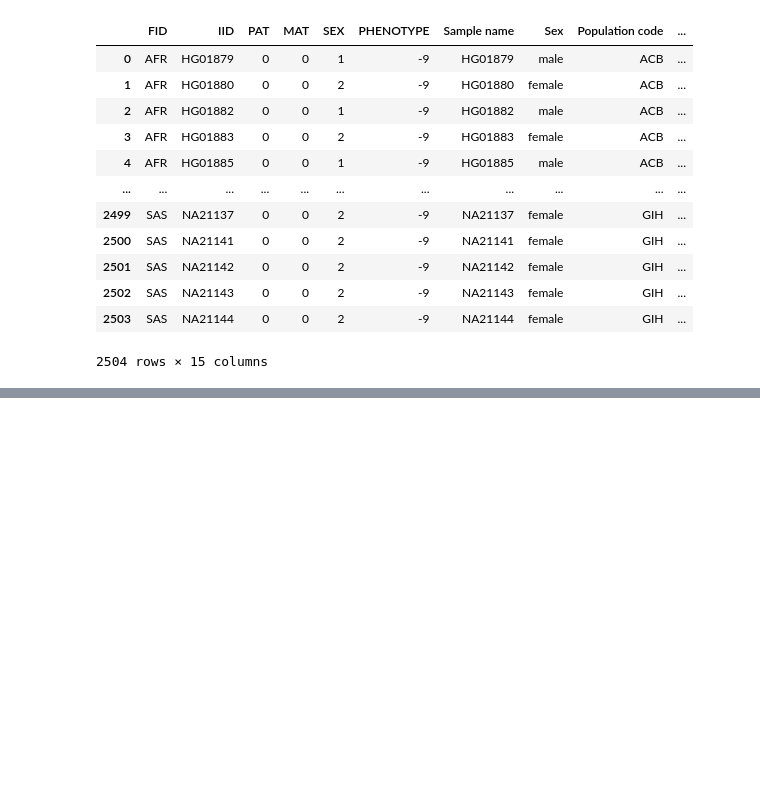
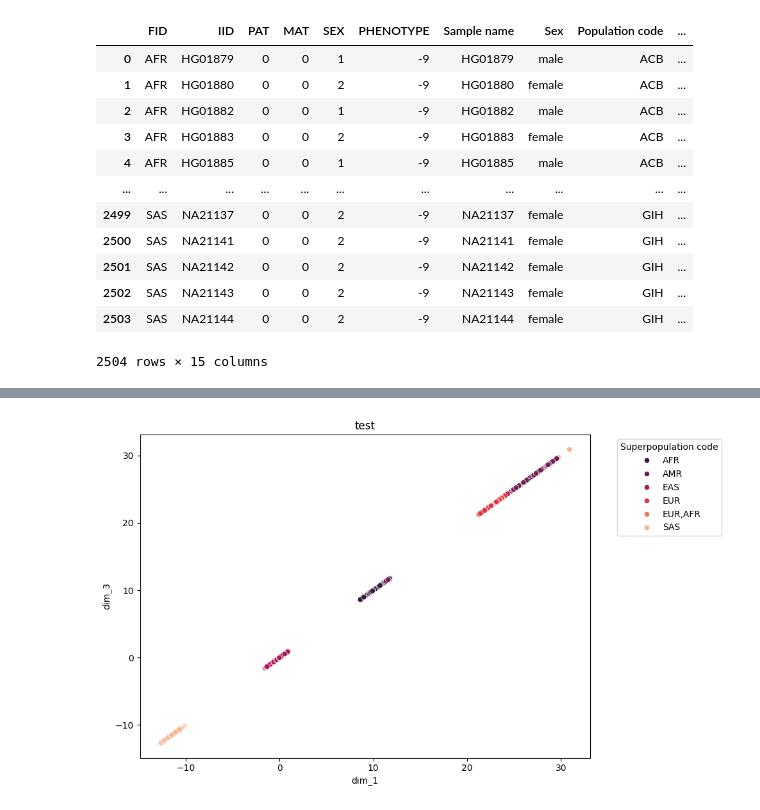
Before and after one commit to mat2m10/pca_projection, a Jupyter notebook: run_test.ipynb, the cells around one changed output, grey strips where cells are left out. Saved outputs shown, nothing was run; the diff lists cells and outputs as text; code cells hidden in the pictures; blank space fills up the shorter version.

```diff
--- a/run_test.ipynb
+++ b/run_test.ipynb
@@ -146,0 +249,4 @@ path_input_chrom
+# %%
+make_population_plot(merged_df, 'dim_1', 'dim_3', 'Superpopulation code', 'test', palette = 'rocket')
+# %% [output]
+[figure, added]
```
Also changed, not shown: parts of 18 cells of this notebook, 3 other files.
